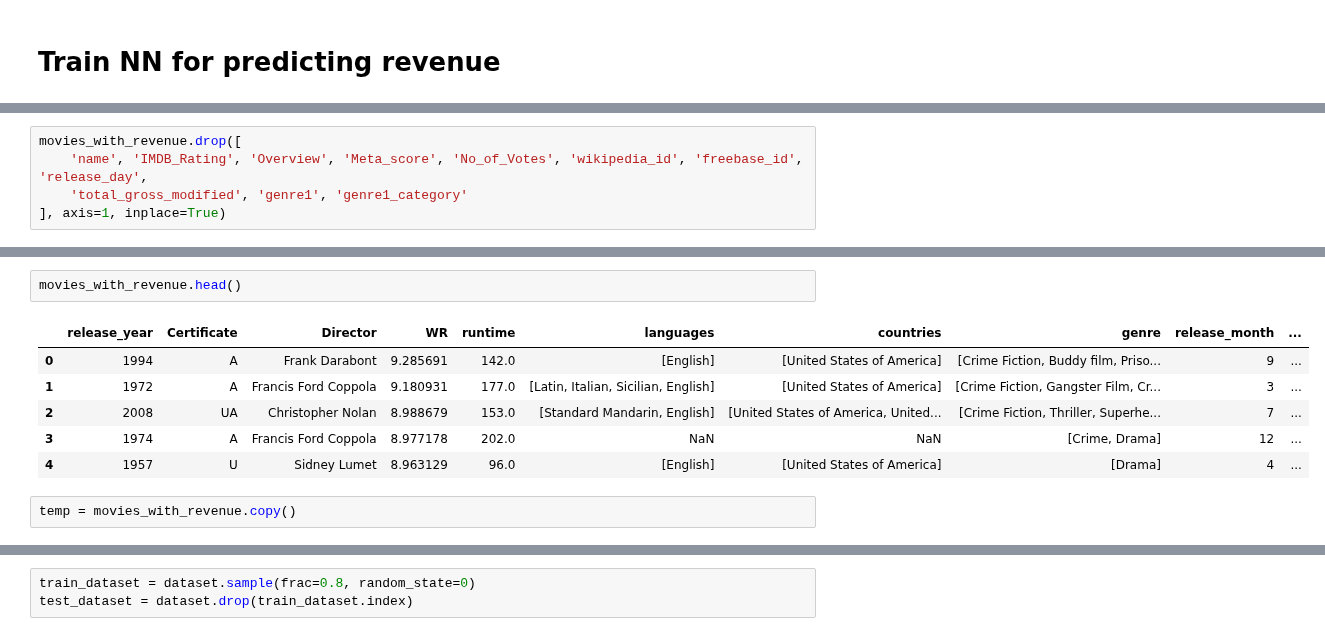
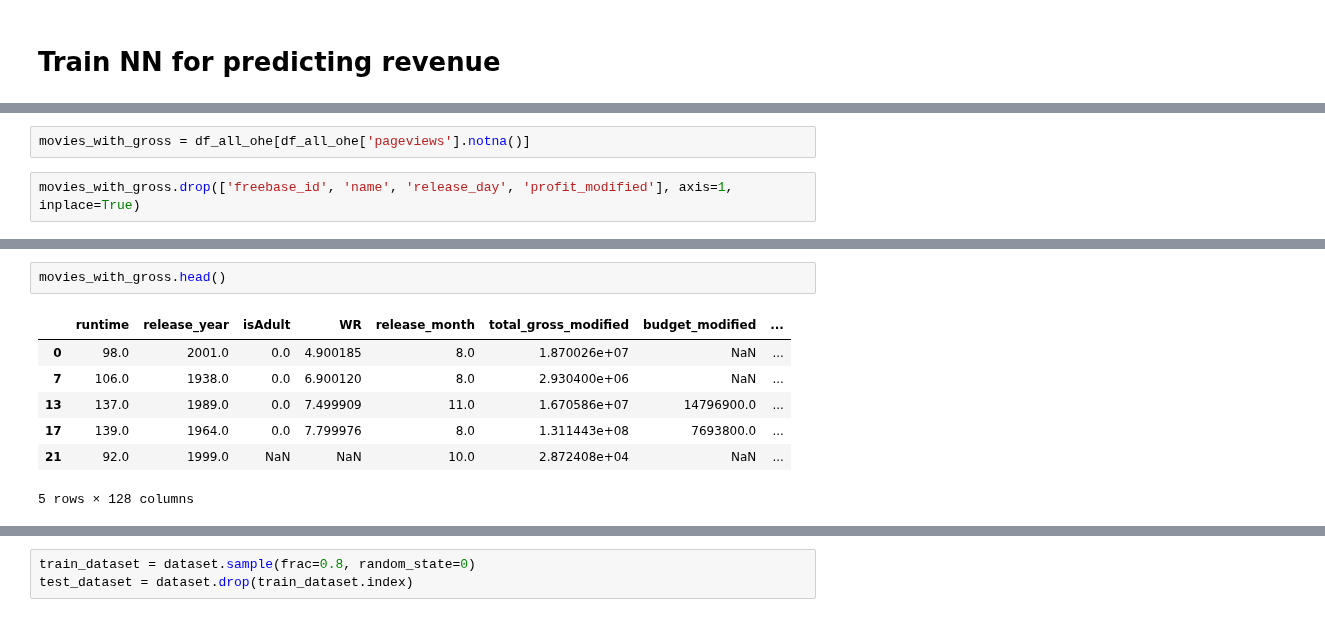
Before and after one commit to epfl-ada/ada-2022-project-theadaholics, a Jupyter notebook: main.ipynb, the cells around one changed output, grey strips where cells are left out. Drawn from its saved outputs; the diff is of its cells as text.

```diff
--- a/main.ipynb
+++ b/main.ipynb
@@ -1581,8 +1592,7 @@ from tensorflow.python.keras.models import Sequential
+# %%
+movies_with_gross = df_all_ohe[df_all_ohe['pageviews'].notna()]
 # %%
-movies_with_revenue.drop([
-    'name', 'IMDB_Rating', 'Overview', 'Meta_score', 'No_of_Votes', 'wikipedia_id', 'freebase_id', 'release_day',
-    'total_gross_modified', 'genre1', 'genre1_category'
-], axis=1, inplace=True)
+movies_with_gross.drop(['freebase_id', 'name', 'release_day', 'profit_modified'], axis=1, inplace=True)
 # %% [output]
 A value is trying to be set on a copy of a slice from a DataFrame
 
@@ -1604,11 +1601,10 @@ See the caveats in the documentation: https://pandas.pydata.org/pandas-docs/stab
 # %%
-movies_with_revenue.head()
+movies_with_gross.head()
 # %% [output]
-|  | release_year | Certificate | Director | WR | runtime | languages | countries | genre | release_month | ... |
-| 0 | 1994 | A | Frank Darabont | 9.285691 | 142.0 | [English] | [United States of America] | [Crime Fiction, Buddy film, Priso... | 9 | ... |
-| 1 | 1972 | A | Francis Ford Coppola | 9.180931 | 177.0 | [Latin, Italian, Sicilian, English] | [United States of America] | [Crime Fiction, Gangster Film, Cr... | 3 | ... |
-| 2 | 2008 | UA | Christopher Nolan | 8.988679 | 153.0 | [Standard Mandarin, English] | [United States of America, United... | [Crime Fiction, Thriller, Superhe... | 7 | ... |
-| 3 | 1974 | A | Francis Ford Coppola | 8.977178 | 202.0 | NaN | NaN | [Crime, Drama] | 12 | ... |
-| 4 | 1957 | U | Sidney Lumet | 8.963129 | 96.0 | [English] | [United States of America] | [Drama] | 4 | ... |
+|  | runtime | release_year | isAdult | WR | release_month | total_gross_modified | budget_modified | ... |
+| 0 | 98.0 | 2001.0 | 0.0 | 4.900185 | 8.0 | 1.870026e+07 | NaN | ... |
+| 7 | 106.0 | 1938.0 | 0.0 | 6.900120 | 8.0 | 2.930400e+06 | NaN | ... |
+| 13 | 137.0 | 1989.0 | 0.0 | 7.499909 | 11.0 | 1.670586e+07 | 14796900.0 | ... |
+| 17 | 139.0 | 1964.0 | 0.0 | 7.799976 | 8.0 | 1.311443e+08 | 7693800.0 | ... |
+| 21 | 92.0 | 1999.0 | NaN | NaN | 10.0 | 2.872408e+04 | NaN | ... |
+5 rows × 128 columns
-# %%
-temp = movies_with_revenue.copy()
```
Also changed, not shown: parts of 64 cells of this notebook.
